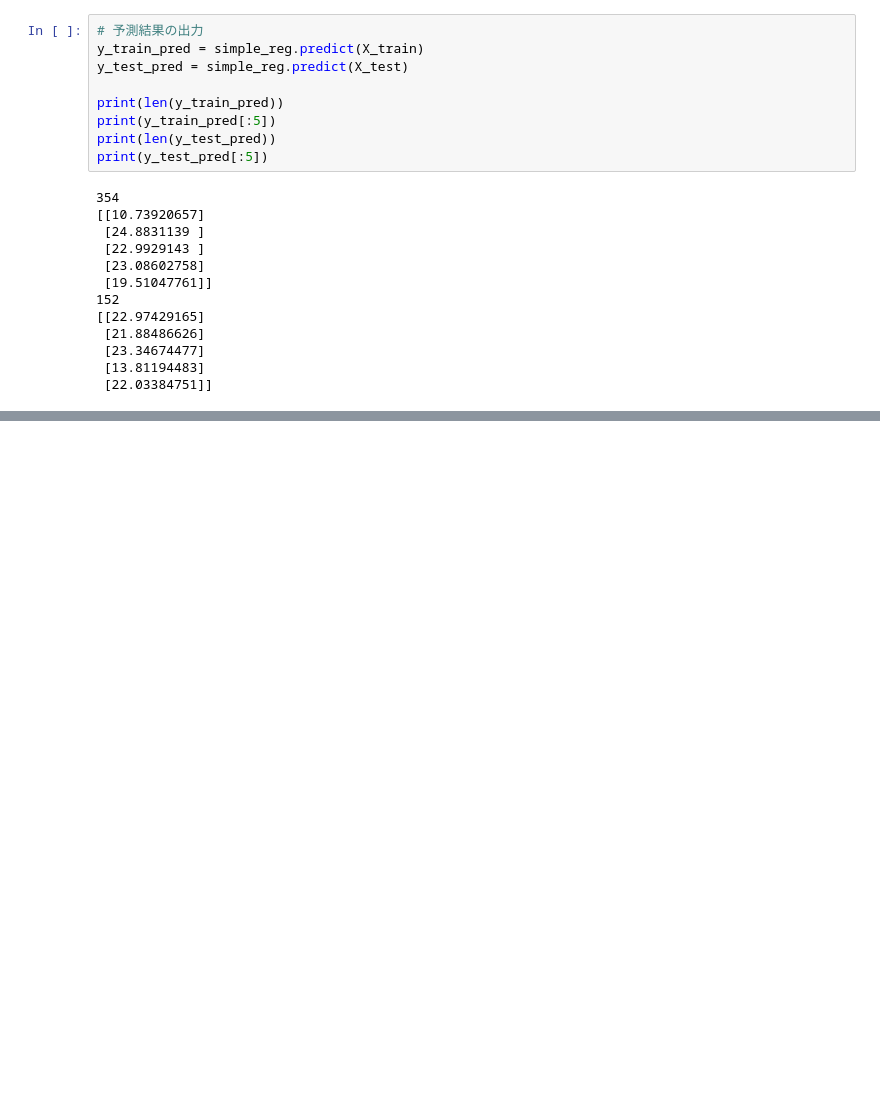
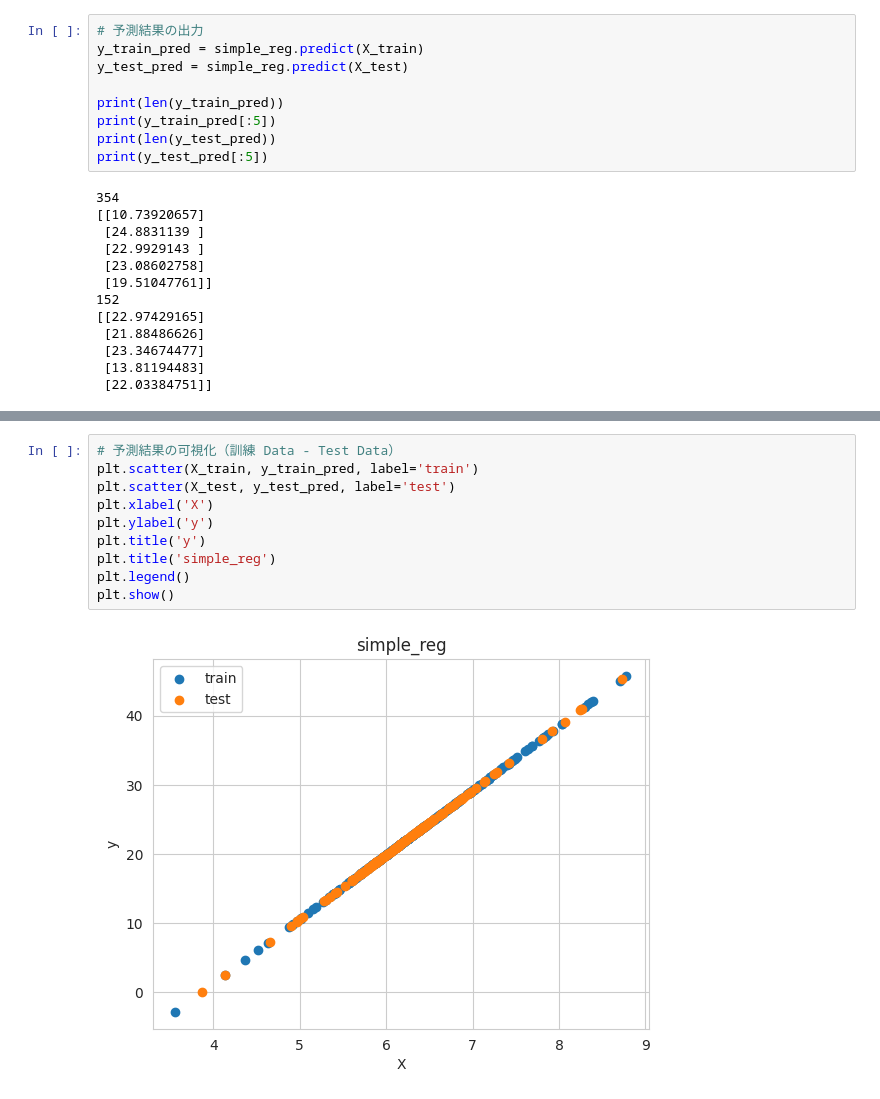
Before and after one commit to 1024xx4/ai_model_building_100, a Jupyter notebook: section04/section04.ipynb, the cells around one changed output, grey strips where cells are left out. Drawn from its saved outputs; the diff is of its cells as text; blank space fills up the shorter version.

```diff
--- a/section04/section04.ipynb
+++ b/section04/section04.ipynb
@@ -247,0 +259,12 @@ print(y_test_pred[:5])
+# %%
+# 予測結果の可視化（訓練 Data - Test Data）
+plt.scatter(X_train, y_train_pred, label='train')
+plt.scatter(X_test, y_test_pred, label='test')
+plt.xlabel('X')
+plt.ylabel('y')
+plt.title('y')
+plt.title('simple_reg')
+plt.legend()
+plt.show()
+# %% [output]
+[figure, added]
```
Also changed, not shown: parts of 8 cells of this notebook.
